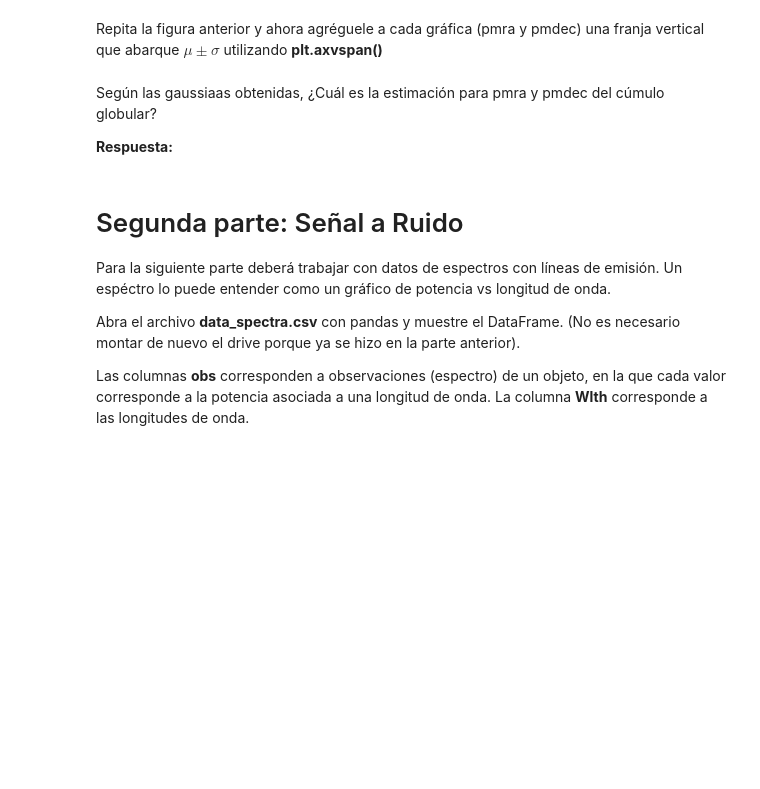
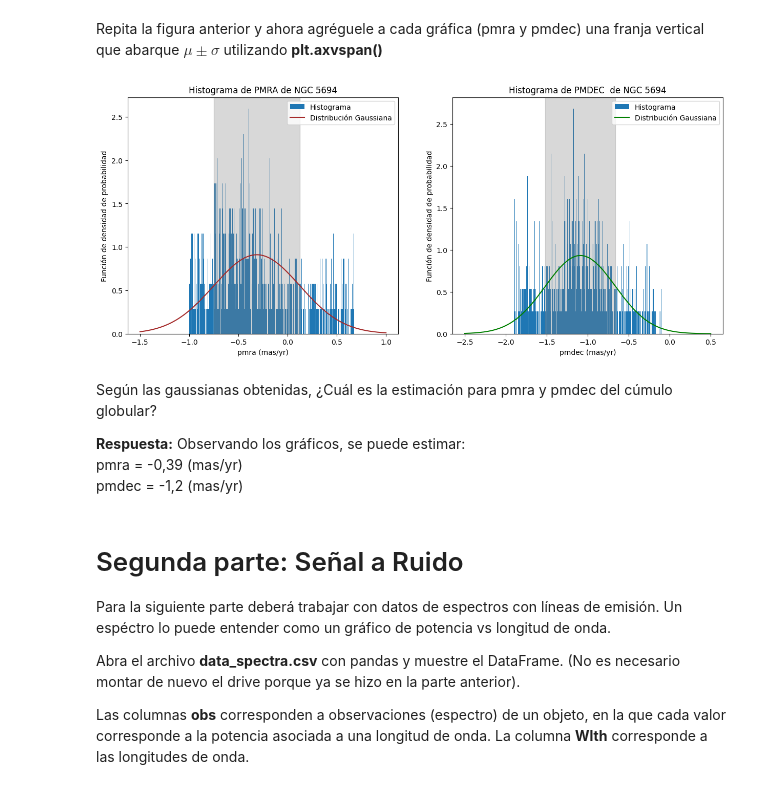
Before and after one commit to Xavier204/Tarea-2, a Jupyter notebook: Tarea2.ipynb, the cells around one changed output. Saved outputs shown, nothing was run; the diff lists cells and outputs as text; code cells hidden in the pictures; blank space fills up the shorter version.

```diff
--- a/Tarea2.ipynb
+++ b/Tarea2.ipynb
@@ -110,9 +174,36 @@ Repita la gráfica anterior pero ahora tanto para pmra como para pmdec e incorpo
 # %% [markdown]
 Repita la figura anterior y ahora agréguele a cada gráfica (pmra y pmdec) una franja vertical que abarque $\mu \pm \sigma$ utilizando **plt.axvspan()**
+# %%
+plt.figure(figsize=(15, 6))
+
+ # Gráfico de pmra
+plt.subplot(1,2,1)
+plt.hist(pmra, bins=300, label = 'Histograma', density=True)
+plt.plot(x_pmra, fx_pmra, color='brown', label = 'Distribución Gaussiana')
+plt.xlabel("pmra (mas/yr)")
+plt.ylabel("Función de densidad de probabilidad")
+plt.title("Histograma de PMRA de NGC 5694")
+plt.axvspan(mu_pmra - std_pmra, mu_pmra + std_pmra, alpha=0.3, color='gray')
+plt.legend()
+
+ # Gráfico de pmdec
+plt.subplot(1,2,2)
+plt.hist(pmdec, bins=300, label = 'Histograma', density=True)
+plt.plot(x_pmdec, fx_pmdec, color='green', label = 'Distribución Gaussiana')
+plt.xlabel("pmdec (mas/yr)")
+plt.ylabel("Función de densidad de probabilidad")
+plt.title("Histograma de PMDEC  de NGC 5694")
+plt.axvspan(mu_pmdec - std_pmdec, mu_pmdec + std_pmdec, alpha=0.3, color='gray')
+plt.legend()
+plt.show()
+# %% [output]
+[figure, added]
 # %% [markdown]
-Según las gaussiaas obtenidas, ¿Cuál es la estimación para pmra y pmdec del cúmulo globular?
+Según las gaussianas obtenidas, ¿Cuál es la estimación para pmra y pmdec del cúmulo globular?
 
-**Respuesta:**
+**Respuesta:** Observando los gráficos, se puede estimar:\
+pmra = -0,39 (mas/yr)\
+pmdec = -1,2 (mas/yr)
 # %% [markdown]
 # Segunda parte: Señal a Ruido
 Para la siguiente parte deberá trabajar con datos de espectros con líneas de emisión. Un espéctro lo puede entender como un gráfico de potencia vs longitud de onda.
```
Also changed, not shown: parts of 14 cells of this notebook.
